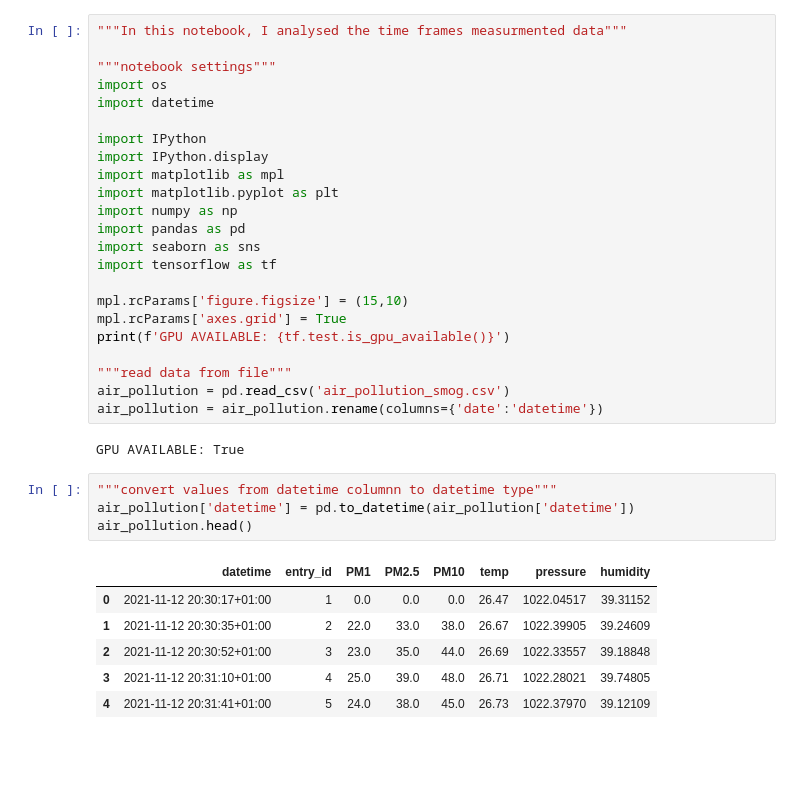
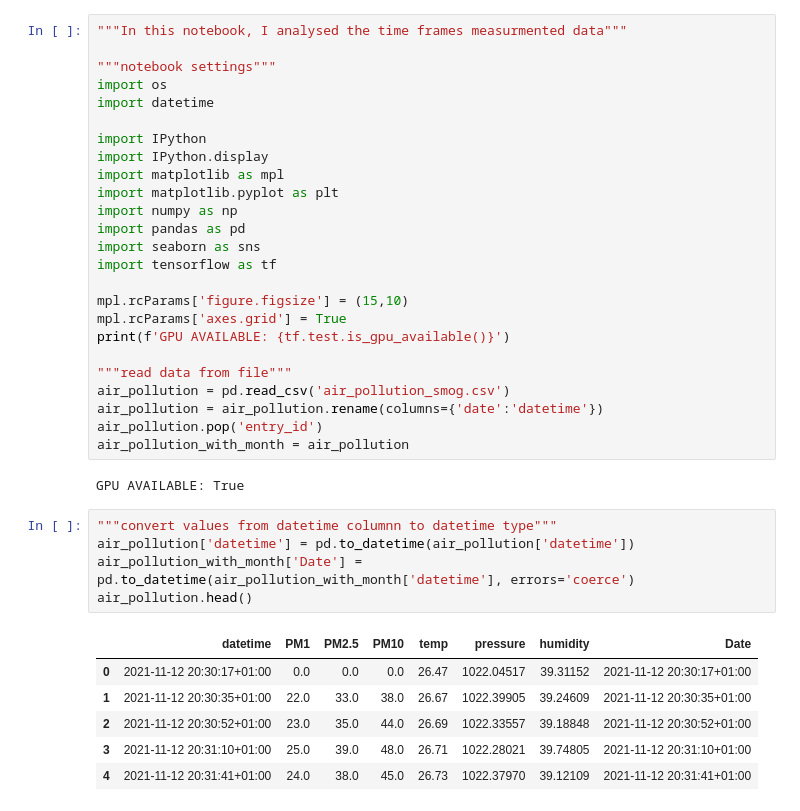
Before and after one commit to PawWitGit/Masters-s-project, a Jupyter notebook: masters_project/machine_learning/prediction/air_pollution_time_frame_analysis.ipynb, the cells around one changed output. Drawn from its saved outputs; the diff is of its cells as text; blank space fills up the shorter version.

```diff
--- a/masters_project/machine_learning/prediction/air_pollution_time_frame_analysis.ipynb
+++ b/masters_project/machine_learning/prediction/air_pollution_time_frame_analysis.ipynb
@@ -21,19 +21,22 @@ print(f'GPU AVAILABLE: {tf.test.is_gpu_available()}')
 """read data from file"""
 air_pollution = pd.read_csv('air_pollution_smog.csv')
 air_pollution = air_pollution.rename(columns={'date':'datetime'})
+air_pollution.pop('entry_id')
+air_pollution_with_month = air_pollution
 # %% [output]
 GPU AVAILABLE: True
 # %%
 """convert values from datetime columnn to datetime type"""
 air_pollution['datetime'] = pd.to_datetime(air_pollution['datetime'])
+air_pollution_with_month['Date'] = pd.to_datetime(air_pollution_with_month['datetime'], errors='coerce')
 air_pollution.head()
 # %% [output]
-|  | datetime | entry_id | PM1 | PM2.5 | PM10 | temp | pressure | humidity |
-| 0 | 2021-11-12 20:30:17+01:00 | 1 | 0.0 | 0.0 | 0.0 | 26.47 | 1022.04517 | 39.31152 |
-| 1 | 2021-11-12 20:30:35+01:00 | 2 | 22.0 | 33.0 | 38.0 | 26.67 | 1022.39905 | 39.24609 |
-| 2 | 2021-11-12 20:30:52+01:00 | 3 | 23.0 | 35.0 | 44.0 | 26.69 | 1022.33557 | 39.18848 |
-| 3 | 2021-11-12 20:31:10+01:00 | 4 | 25.0 | 39.0 | 48.0 | 26.71 | 1022.28021 | 39.74805 |
-| 4 | 2021-11-12 20:31:41+01:00 | 5 | 24.0 | 38.0 | 45.0 | 26.73 | 1022.37970 | 39.12109 |
+|  | datetime | PM1 | PM2.5 | PM10 | temp | pressure | humidity | Date |
+| 0 | 2021-11-12 20:30:17+01:00 | 0.0 | 0.0 | 0.0 | 26.47 | 1022.04517 | 39.31152 | 2021-11-12 20:30:17+01:00 |
+| 1 | 2021-11-12 20:30:35+01:00 | 22.0 | 33.0 | 38.0 | 26.67 | 1022.39905 | 39.24609 | 2021-11-12 20:30:35+01:00 |
+| 2 | 2021-11-12 20:30:52+01:00 | 23.0 | 35.0 | 44.0 | 26.69 | 1022.33557 | 39.18848 | 2021-11-12 20:30:52+01:00 |
+| 3 | 2021-11-12 20:31:10+01:00 | 25.0 | 39.0 | 48.0 | 26.71 | 1022.28021 | 39.74805 | 2021-11-12 20:31:10+01:00 |
+| 4 | 2021-11-12 20:31:41+01:00 | 24.0 | 38.0 | 45.0 | 26.73 | 1022.37970 | 39.12109 | 2021-11-12 20:31:41+01:00 |
 # %%
 air_pollution['datetime']
 # %% [output]
```
Also changed, not shown: parts of 4 cells of this notebook, 1 other file.
